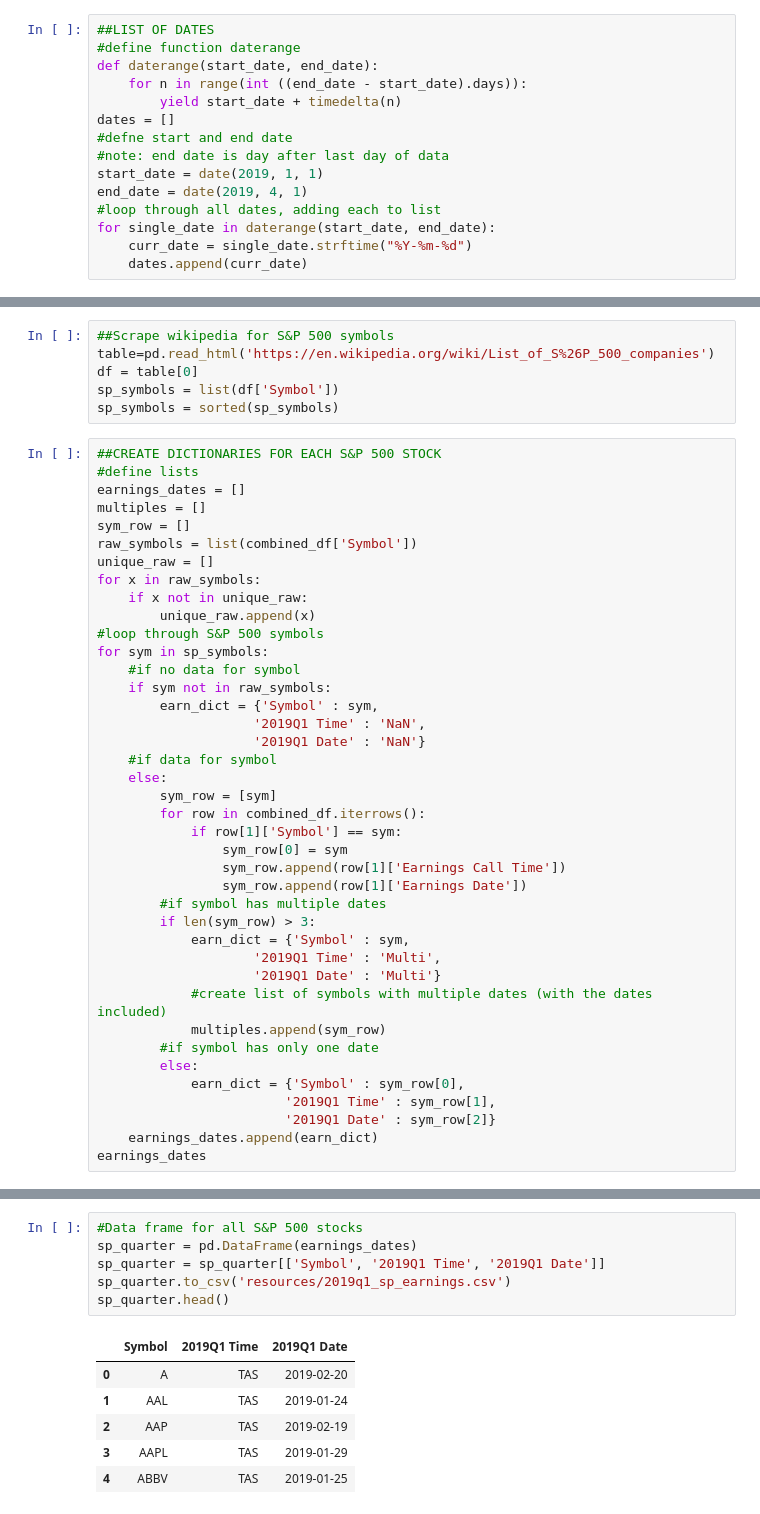
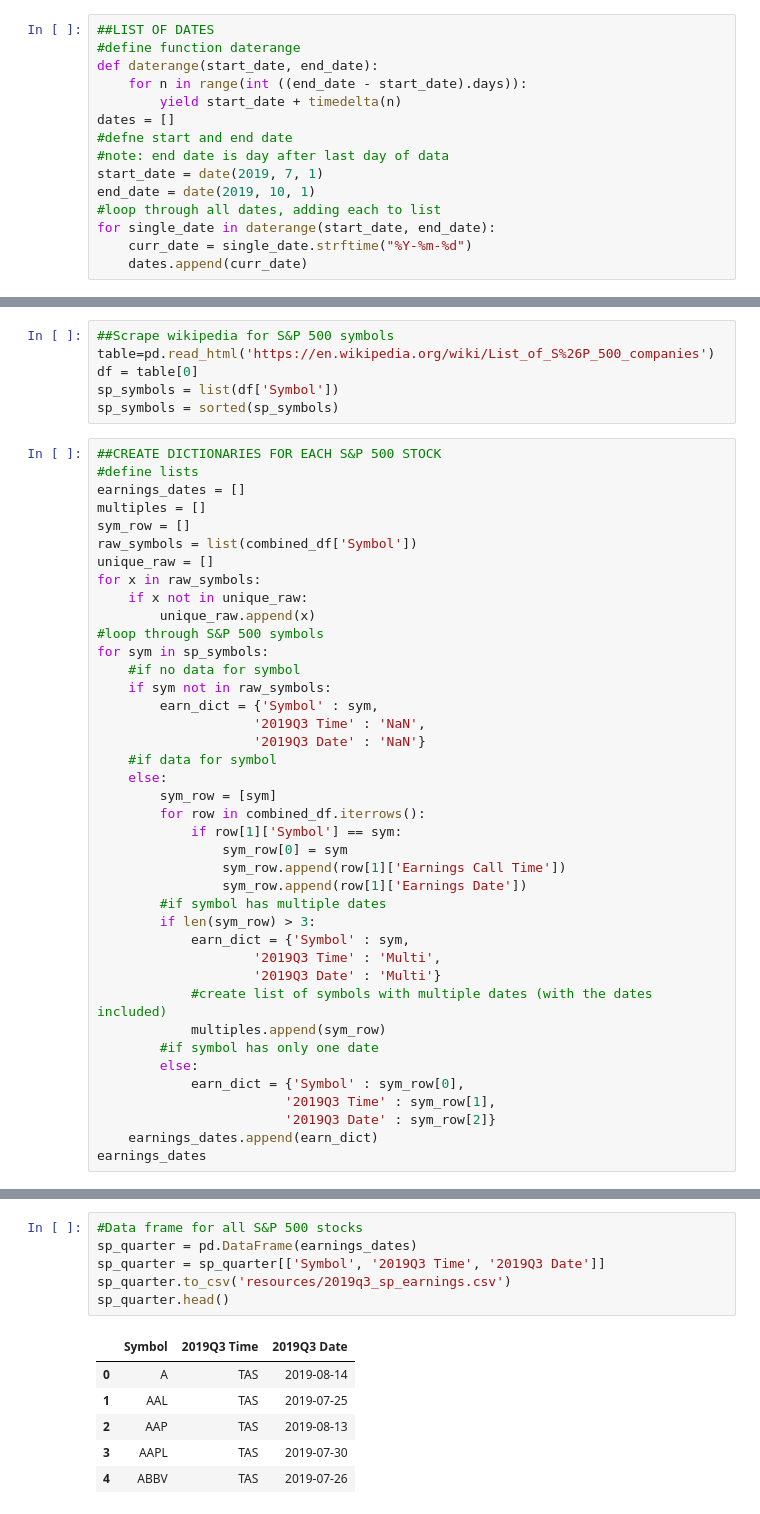
Before and after one commit to djoleary5/earnings_options_strategy, a Jupyter notebook: els_scrape_quarter.ipynb, the cells around one changed output, grey strips where cells are left out. Drawn from its saved outputs; the diff is of its cells as text.

```diff
--- a/els_scrape_quarter.ipynb
+++ b/els_scrape_quarter.ipynb
@@ -16,8 +16,8 @@ def daterange(start_date, end_date):
 dates = []
 #defne start and end date
 #note: end date is day after last day of data
-start_date = date(2019, 1, 1)
-end_date = date(2019, 4, 1)
+start_date = date(2019, 7, 1)
+end_date = date(2019, 10, 1)
 #loop through all dates, adding each to list
 for single_date in daterange(start_date, end_date):
     curr_date = single_date.strftime("%Y-%m-%d")
@@ -86,8 +86,8 @@ for sym in sp_symbols:
     #if no data for symbol
     if sym not in raw_symbols:
         earn_dict = {'Symbol' : sym,
-                    '2019Q1 Time' : 'NaN',
-                    '2019Q1 Date' : 'NaN'}
+                    '2019Q3 Time' : 'NaN',
+                    '2019Q3 Date' : 'NaN'}
     #if data for symbol
     else:
         sym_row = [sym]
@@ -99,15 +99,15 @@ for sym in sp_symbols:
         #if symbol has multiple dates
         if len(sym_row) > 3:
             earn_dict = {'Symbol' : sym,
-                    '2019Q1 Time' : 'Multi',
-                    '2019Q1 Date' : 'Multi'}
+                    '2019Q3 Time' : 'Multi',
+                    '2019Q3 Date' : 'Multi'}
             #create list of symbols with multiple dates (with the dates included)
             multiples.append(sym_row)
         #if symbol has only one date
         else:
             earn_dict = {'Symbol' : sym_row[0],
-                        '2019Q1 Time' : sym_row[1],
-                        '2019Q1 Date' : sym_row[2]}
+                        '2019Q3 Time' : sym_row[1],
+                        '2019Q3 Date' : sym_row[2]}
     earnings_dates.append(earn_dict)
 earnings_dates
 # %% [output]
@@ -148,13 +142,13 @@ mdf
 # %%
 #Data frame for all S&P 500 stocks
 sp_quarter = pd.DataFrame(earnings_dates)
-sp_quarter = sp_quarter[['Symbol', '2019Q1 Time', '2019Q1 Date']]
-sp_quarter.to_csv('resources/2019q1_sp_earnings.csv')
+sp_quarter = sp_quarter[['Symbol', '2019Q3 Time', '2019Q3 Date']]
+sp_quarter.to_csv('resources/2019q3_sp_earnings.csv')
 sp_quarter.head()
 # %% [output]
-|  | Symbol | 2019Q1 Time | 2019Q1 Date |
-| 0 | A | TAS | 2019-02-20 |
-| 1 | AAL | TAS | 2019-01-24 |
-| 2 | AAP | TAS | 2019-02-19 |
-| 3 | AAPL | TAS | 2019-01-29 |
-| 4 | ABBV | TAS | 2019-01-25 |
+|  | Symbol | 2019Q3 Time | 2019Q3 Date |
+| 0 | A | TAS | 2019-08-14 |
+| 1 | AAL | TAS | 2019-07-25 |
+| 2 | AAP | TAS | 2019-08-13 |
+| 3 | AAPL | TAS | 2019-07-30 |
+| 4 | ABBV | TAS | 2019-07-26 |
```
Also changed, not shown: parts of 3 cells of this notebook, 3 other files.
